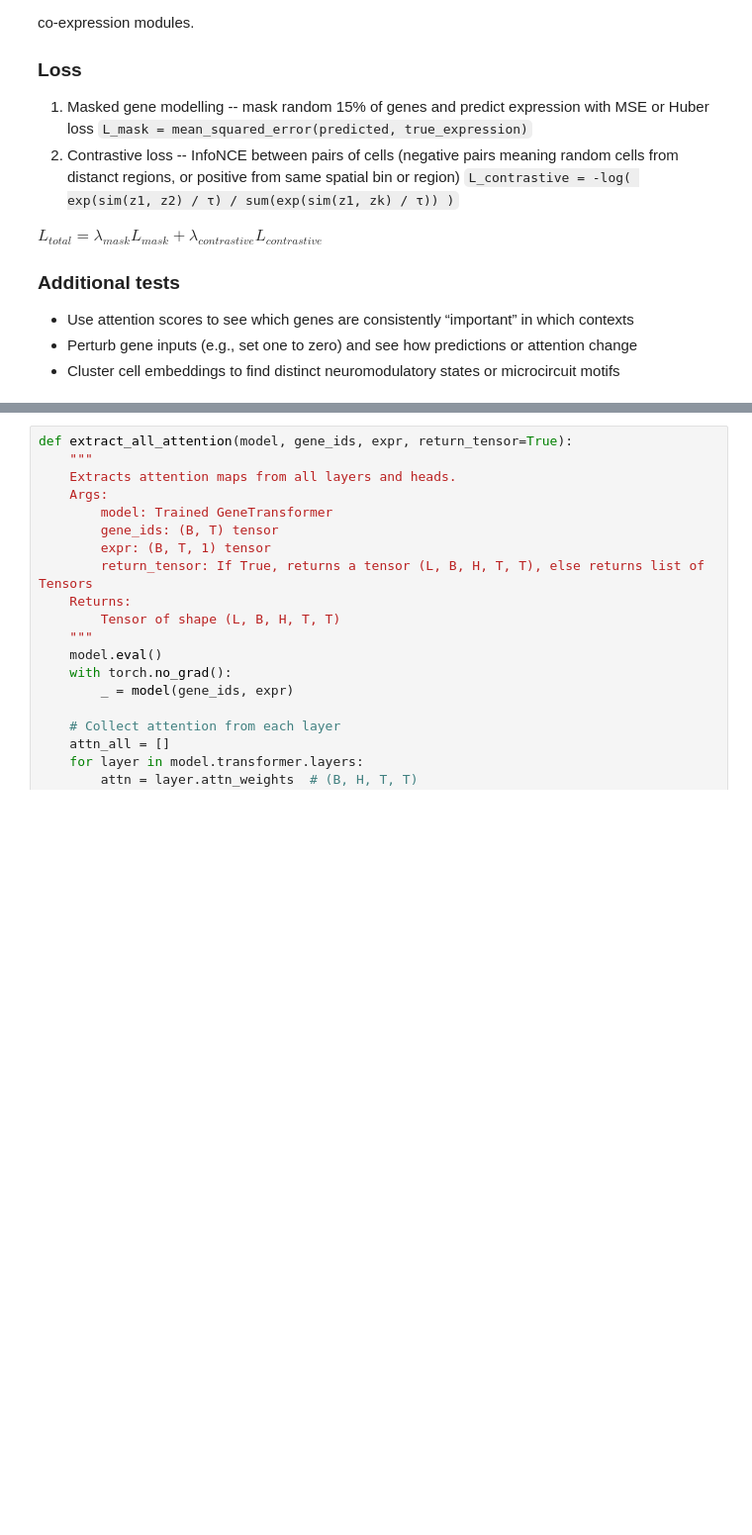
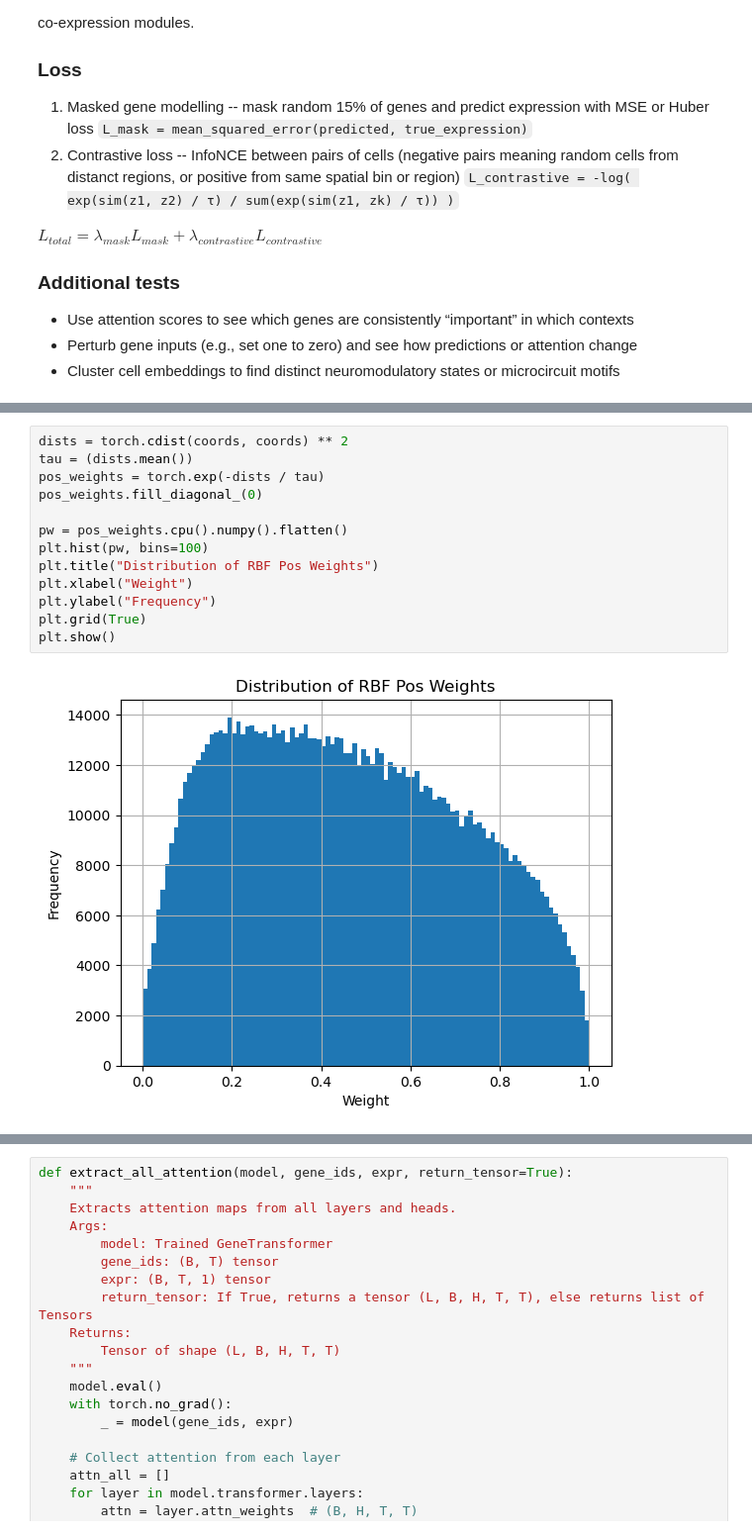
Before and after one commit to btromm/genetic-transformer, a Jupyter notebook: analysis_transformer.ipynb, the cells around one changed output, grey strips where cells are left out. Shown: that part at 99% size. Drawn from its saved outputs; the diff is of its cells as text; blank space fills up the shorter version.

```diff
--- a/analysis_transformer.ipynb
+++ b/analysis_transformer.ipynb
@@ -245,6 +235,21 @@ def plot_umap(embeddings, title="Cell Embeddings (UMAP)"):
     plt.grid(True)
     plt.tight_layout()
     plt.show()
+# %%
+dists = torch.cdist(coords, coords) ** 2
+tau = (dists.mean())
+pos_weights = torch.exp(-dists / tau)
+pos_weights.fill_diagonal_(0)
+
+pw = pos_weights.cpu().numpy().flatten()
+plt.hist(pw, bins=100)
+plt.title("Distribution of RBF Pos Weights")
+plt.xlabel("Weight")
+plt.ylabel("Frequency")
+plt.grid(True)
+plt.show()
+# %% [output]
+[figure, added]
 # %%
 goi = 'Drd|Chrn|Chrm|Htr|Adra|Adrb|Gri|Grm|Gab|Opr|Sigmar|Cnr|Glr|Hrh|Slc6a2|Slc6a4|Slc6a3'
 expression_full, gene, _, _, _ = allendata.load_preprocessed()
```
Also changed, not shown: parts of 3 cells of this notebook.
